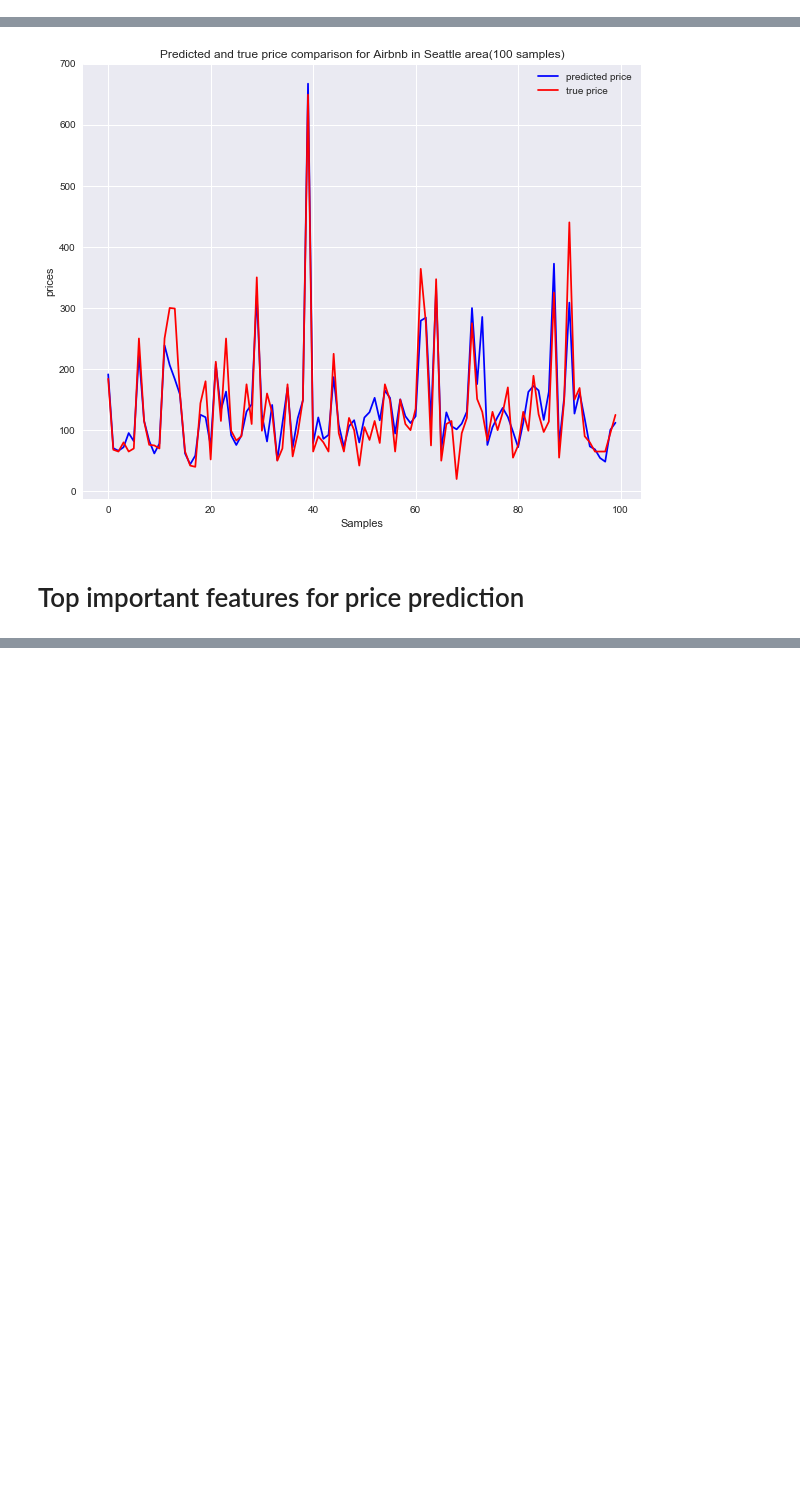
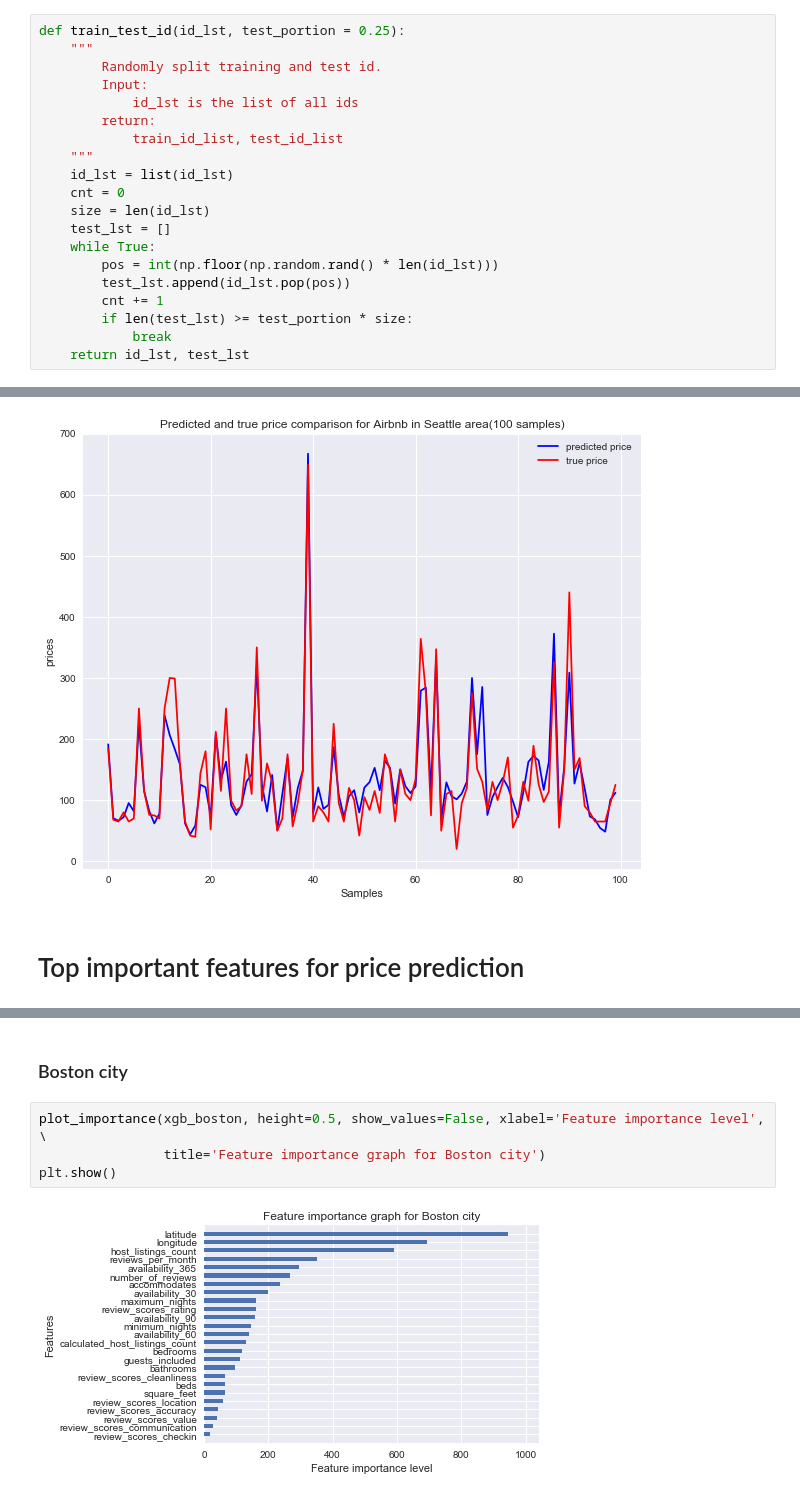
Before and after one commit to HAOYU-LI/Airbnb_Analysis, a Jupyter notebook: src/airbnb_analysis.ipynb, the cells around one changed output, grey strips where cells are left out. Cells and saved outputs as stored; diff of their text form; blank space fills up the shorter version.

```diff
--- a/src/airbnb_analysis.ipynb
+++ b/src/airbnb_analysis.ipynb
@@ -335,3 +374,23 @@ seattle_numeric = seattle_numeric.drop(columns=['id', 'scrape_id', 'host_id'])
 # %% [markdown]
 # price prediction with xgboost
+# %%
+def train_test_id(id_lst, test_portion = 0.25):
+    """
+        Randomly split training and test id.
+        Input:
+            id_lst is the list of all ids
+        return:
+            train_id_list, test_id_list
+    """
+    id_lst = list(id_lst)
+    cnt = 0
+    size = len(id_lst)
+    test_lst = []
+    while True:
+        pos = int(np.floor(np.random.rand() * len(id_lst)))
+        test_lst.append(id_lst.pop(pos))
+        cnt += 1
+        if len(test_lst) >= test_portion * size:
+            break
+    return id_lst, test_lst
 # %%
@@ -462,0 +613,8 @@ visualize_pred(y_pred_seattle, y_test, 'Seattle')
+# %% [markdown]
+### Boston city
+# %%
+plot_importance(xgb_boston, height=0.5, show_values=False, xlabel='Feature importance level', \
+                title='Feature importance graph for Boston city')
+plt.show()
+# %% [output]
+[figure, added]
```
Also changed, not shown: parts of 26 cells of this notebook, 2 other files.
